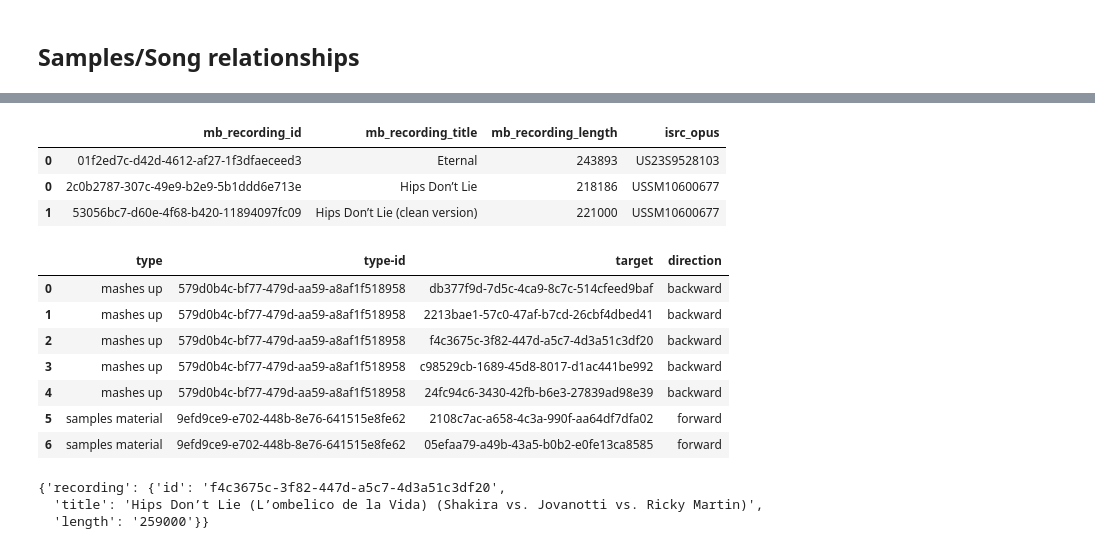
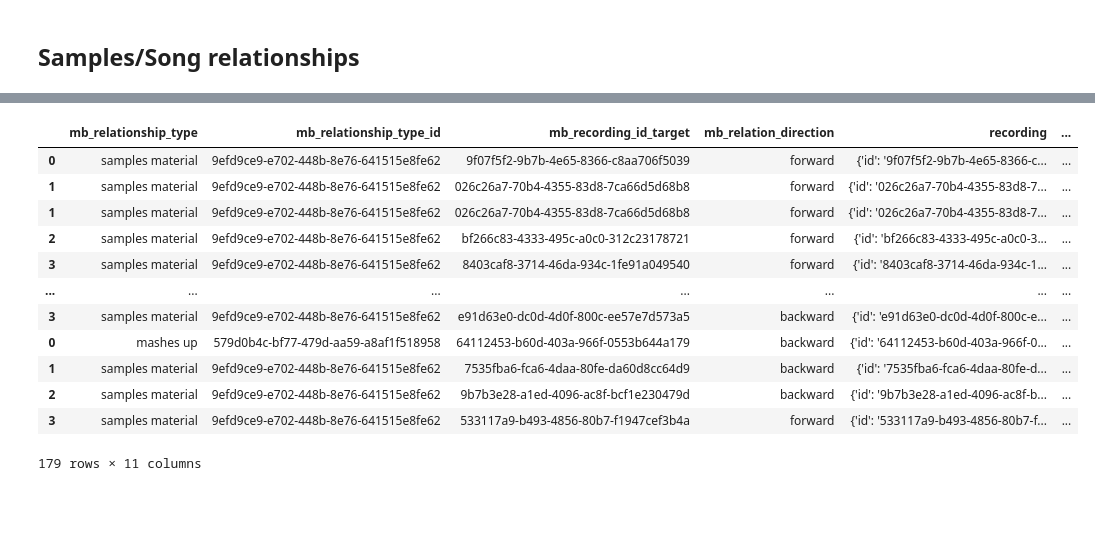
Before and after one commit to dknappopus/musicbrainz_api, a Jupyter notebook: musicbrainz_api.ipynb, the cells around one changed output, grey strips where cells are left out. Saved outputs shown, nothing was run; the diff lists cells and outputs as text; code cells hidden in the pictures; blank space fills up the shorter version.

Commit message:
formatting samples

```diff
--- a/musicbrainz_api.ipynb
+++ b/musicbrainz_api.ipynb
@@ -232,4 +401,4 @@ def build_recording_df(input_isrc,mb_global_dict):
 # %%
 # Call the function ensuring one call per second
-for isrc in input_isrcs:
-    mb_global_dict = build_recording_df(input_isrc=isrc,mb_global_dict = mb_global_dict)
+# for isrc in input_isrcs:
+#     mb_global_dict = build_recording_df(input_isrc=isrc,mb_global_dict = mb_global_dict)
@@ -542,0 +641,4 @@ musicbrainzngs.get_release_by_id('4102ba3c-a576-43f5-bc38-49c5b42ef03a',includes
+# %%
+
+for idx,row in mb_global_dict['recording_df'].iterrows():
+    mb_global_dict = build_related_df(row,mb_global_dict)
@@ -542,0 +683,2 @@ musicbrainzngs.get_release_by_id('4102ba3c-a576-43f5-bc38-49c5b42ef03a',includes
+# %%
+mb_global_dict['related_recording_df'] = pd.concat(mb_global_dict['related_recording_dfs'])
@@ -543,39 +708,18 @@ musicbrainzngs.get_release_by_id('4102ba3c-a576-43f5-bc38-49c5b42ef03a',includes
+# %%
+mb_global_dict['related_isrc_df'] = pd.concat(mb_global_dict['related_isrc_dfs'])
 # %%
-mb_global_dict['recording_df']
+mb_global_dict['related_isrc_df']
 # %% [output]
-|  | mb_recording_id | mb_recording_title | mb_recording_length | isrc_opus |
-| 0 | 01f2ed7c-d42d-4612-af27-1f3dfaeceed3 | Eternal | 243893 | US23S9528103 |
-| 0 | 2c0b2787-307c-49e9-b2e9-5b1ddd6e713e | Hips Don’t Lie | 218186 | USSM10600677 |
-| 1 | 53056bc7-d60e-4f68-b420-11894097fc09 | Hips Don’t Lie (clean version) | 221000 | USSM10600677 |
+|  | mb_relationship_type | mb_relationship_type_id | mb_recording_id_target | mb_relation_direction | recording | ... |
+| 0 | samples material | 9efd9ce9-e702-448b-8e76-641515e8fe62 | 9f07f5f2-9b7b-4e65-8366-c8aa706f5039 | forward | {'id': '9f07f5f2-9b7b-4e65-8366-c... | ... |
+| 1 | samples material | 9efd9ce9-e702-448b-8e76-641515e8fe62 | 026c26a7-70b4-4355-83d8-7ca66d5d68b8 | forward | {'id': '026c26a7-70b4-4355-83d8-7... | ... |
+| 1 | samples material | 9efd9ce9-e702-448b-8e76-641515e8fe62 | 026c26a7-70b4-4355-83d8-7ca66d5d68b8 | forward | {'id': '026c26a7-70b4-4355-83d8-7... | ... |
+| 2 | samples material | 9efd9ce9-e702-448b-8e76-641515e8fe62 | bf266c83-4333-495c-a0c0-312c23178721 | forward | {'id': 'bf266c83-4333-495c-a0c0-3... | ... |
+| 3 | samples material | 9efd9ce9-e702-448b-8e76-641515e8fe62 | 8403caf8-3714-46da-934c-1fe91a049540 | forward | {'id': '8403caf8-3714-46da-934c-1... | ... |
+| ... | ... | ... | ... | ... | ... | ... |
+| 3 | samples material | 9efd9ce9-e702-448b-8e76-641515e8fe62 | e91d63e0-dc0d-4d0f-800c-ee57e7d573a5 | backward | {'id': 'e91d63e0-dc0d-4d0f-800c-e... | ... |
+| 0 | mashes up | 579d0b4c-bf77-479d-aa59-a8af1f518958 | 64112453-b60d-403a-966f-0553b644a179 | backward | {'id': '64112453-b60d-403a-966f-0... | ... |
+| 1 | samples material | 9efd9ce9-e702-448b-8e76-641515e8fe62 | 7535fba6-fca6-4daa-80fe-da60d8cc64d9 | backward | {'id': '7535fba6-fca6-4daa-80fe-d... | ... |
+| 2 | samples material | 9efd9ce9-e702-448b-8e76-641515e8fe62 | 9b7b3e28-a1ed-4096-ac8f-bcf1e230479d | backward | {'id': '9b7b3e28-a1ed-4096-ac8f-b... | ... |
+| 3 | samples material | 9efd9ce9-e702-448b-8e76-641515e8fe62 | 533117a9-b493-4856-80b7-f1947cef3b4a | forward | {'id': '533117a9-b493-4856-80b7-f... | ... |
+179 rows × 11 columns
-# %%
-# get recording relationships
-rec_rels = musicbrainzngs.get_recording_by_id('2c0b2787-307c-49e9-b2e9-5b1ddd6e713e',includes = ['recording-rels'])
-# need to add a step after get_recordings_by_isrc to add song relationships
-
-related_recording_df = pd.DataFrame(rec_rels['recording']['recording-relation-list'])[['type','type-id','target','direction']]
-related_recording_df
-
-# rec_rels
-# parse recording relationships to get sampled/sample recording_id
-# get isrc(s) from recordings?
-# base song
-# related song
-
-# target schema: isrc_opus, sampled_recording, sampled_isrcs??
-
-# musicbrainzngs.get_recording_by_id('53056bc7-d60e-4f68-b420-11894097fc09',includes=['isrcs'])
-# %% [output]
-|  | type | type-id | target | direction |
-| 0 | mashes up | 579d0b4c-bf77-479d-aa59-a8af1f518958 | db377f9d-7d5c-4ca9-8c7c-514cfeed9baf | backward |
-| 1 | mashes up | 579d0b4c-bf77-479d-aa59-a8af1f518958 | 2213bae1-57c0-47af-b7cd-26cbf4dbed41 | backward |
-| 2 | mashes up | 579d0b4c-bf77-479d-aa59-a8af1f518958 | f4c3675c-3f82-447d-a5c7-4d3a51c3df20 | backward |
-| 3 | mashes up | 579d0b4c-bf77-479d-aa59-a8af1f518958 | c98529cb-1689-45d8-8017-d1ac441be992 | backward |
-| 4 | mashes up | 579d0b4c-bf77-479d-aa59-a8af1f518958 | 24fc94c6-3430-42fb-b6e3-27839ad98e39 | backward |
-| 5 | samples material | 9efd9ce9-e702-448b-8e76-641515e8fe62 | 2108c7ac-a658-4c3a-990f-aa64df7dfa02 | forward |
-| 6 | samples material | 9efd9ce9-e702-448b-8e76-641515e8fe62 | 05efaa79-a49b-43a5-b0b2-e0fe13ca8585 | forward |
-# %%
-musicbrainzngs.get_recording_by_id(id='f4c3675c-3f82-447d-a5c7-4d3a51c3df20',includes=['isrcs'])
-# %% [output]
-{'recording': {'id': 'f4c3675c-3f82-447d-a5c7-4d3a51c3df20',
-  'title': 'Hips Don’t Lie (L’ombelico de la Vida) (Shakira vs. Jovanotti vs. Ricky Martin)',
-  'length': '259000'}}
```
Also changed, not shown: parts of 42 cells of this notebook.
